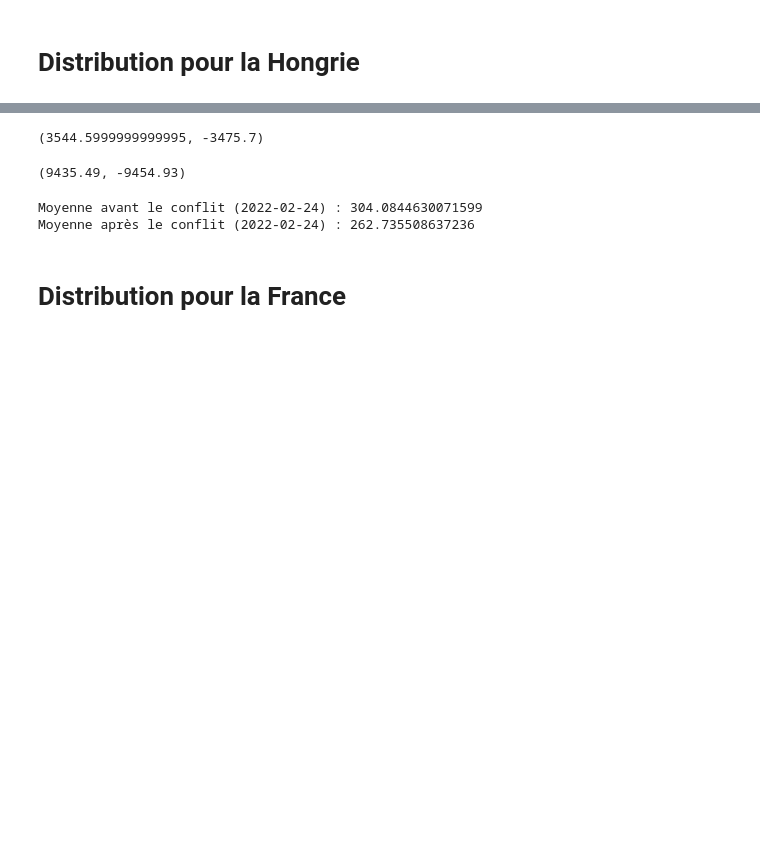
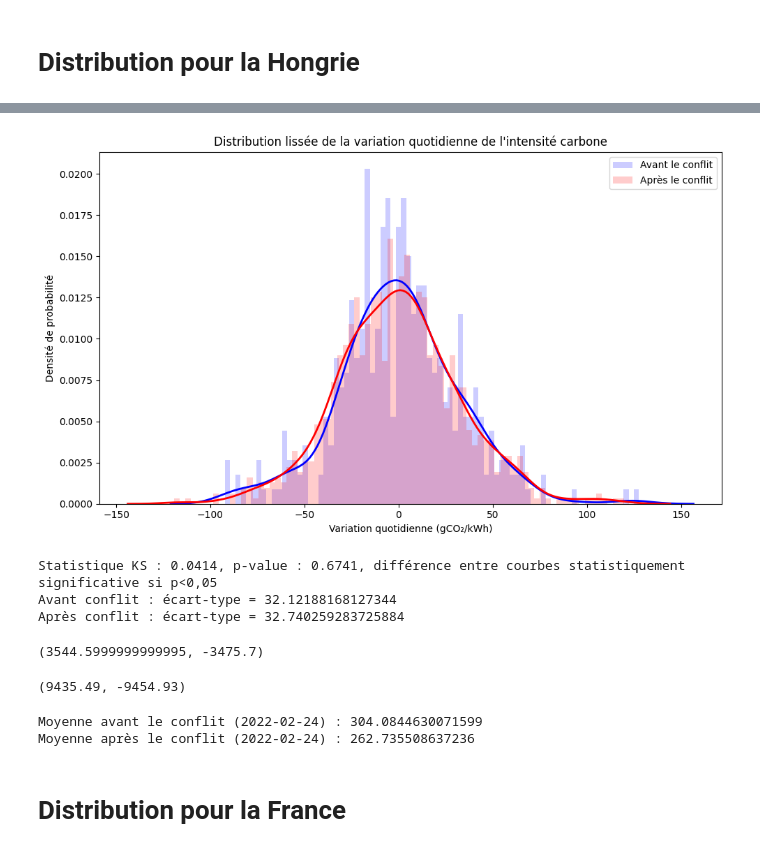
Before and after one commit to RaphLC16/M1EDE, a Jupyter notebook: distri.ipynb, the cells around one changed output, grey strips where cells are left out. Saved outputs shown, nothing was run; the diff lists cells and outputs as text; code cells hidden in the pictures; blank space fills up the shorter version.

```diff
--- a/distri.ipynb
+++ b/distri.ipynb
@@ -50,3 +50,44 @@ plt.show()
+# %%
+import seaborn as sns
+import matplotlib.pyplot as plt
+from scipy.stats import ks_2samp
+
+# Préparer les données
+df_avant = df[df['Datetime (UTC)'] < pd.to_datetime('2022-02-24')]['Variation'].dropna()
+df_apres = df[df['Datetime (UTC)'] >= pd.to_datetime('2022-02-24')]['Variation'].dropna()
+
+plt.figure(figsize=(10, 6))
+
+# Histogrammes légers (alpha faible)
+sns.histplot(df_avant, bins=80, color='blue', label='Avant le conflit',
+             kde=False, stat='density', alpha=0.2, edgecolor=None)
+sns.histplot(df_apres, bins=80, color='red', label='Après le conflit',
+             kde=False, stat='density', alpha=0.2, edgecolor=None)
+
+# Courbes KDE pour lisser
+sns.kdeplot(df_avant, color='blue', linewidth=2)
+sns.kdeplot(df_apres, color='red', linewidth=2)
+
+# Légendes et titres
+plt.title("Distribution lissée de la variation quotidienne de l'intensité carbone")
+plt.xlabel("Variation quotidienne (gCO₂/kWh)")
+plt.ylabel("Densité de probabilité")
+plt.legend(loc='upper right')
+
+plt.tight_layout()
+plt.show()
+
+
+statistic, p_value = ks_2samp(df_avant, df_apres)
+print(f"Statistique KS : {statistic:.4f}, p-value : {p_value:.4f}, différence entre courbes statistiquement significative si p<0,05")
+
+print("Avant conflit : écart-type =", df_avant.std())
+print("Après conflit : écart-type =", df_apres.std())
+# %% [output]
+[figure, added]
+Statistique KS : 0.0414, p-value : 0.6741, différence entre courbes statistiquement significative si p<0,05
+Avant conflit : écart-type = 32.12188168127344
+Après conflit : écart-type = 32.740259283725884
 # %%
 df_avant_conflit[df_avant_conflit['Variation'] > 0].sum()['Variation'], df_avant_conflit[df_avant_conflit['Variation'] < 0].sum()['Variation']
 # %% [output]
```
Also changed, not shown: parts of 1 cell of this notebook.
